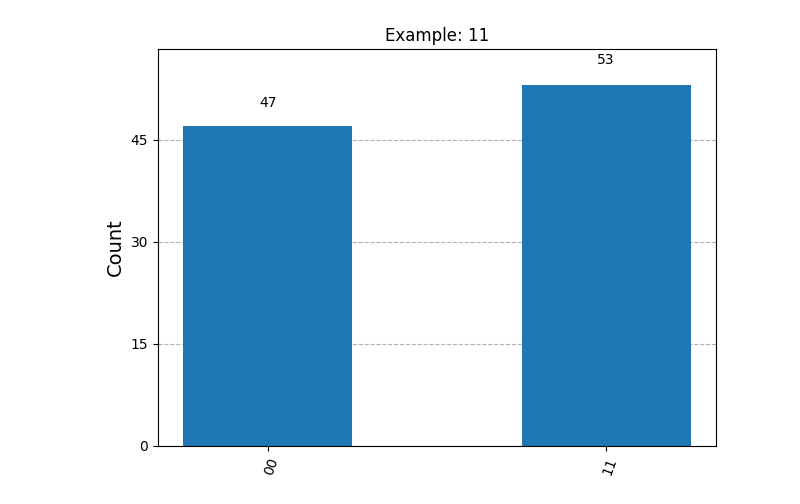
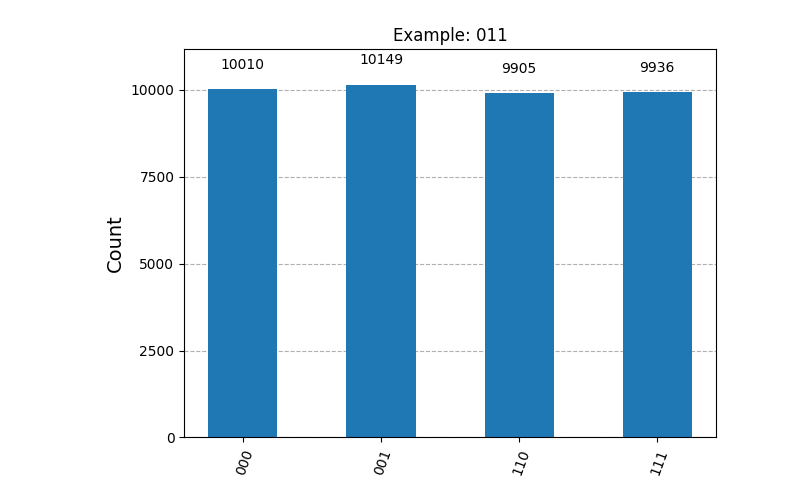
Before and after one commit to misho9714/Deutsch-s-algorithm-Qiskit, a Jupyter notebook: Algorithms/4. Simon's problem.ipynb, the cells around one changed output. Drawn from its saved outputs; the diff is of its cells as text; code cells hidden in the pictures.

```diff
--- a/Algorithms/4. Simon's problem.ipynb
+++ b/Algorithms/4. Simon's problem.ipynb
@@ -13,14 +13,37 @@ def simon_algorithm(oracle):
     return qc
 
 def b_matrix_generator(case: str):
-    if case == "10":
-        return [[0,1],[0,1]]
-    elif case == "01":
-        return [[1,0],[1,0]]
-    elif case == "11":
-        return [[1,1],[1,1]]
+    if case == "100":
+        # secret = 100 ⇒ rows orthogonal to (1,0,0)
+        return [[0,1,0],
+                [0,0,1]]  # kernel span{100}
+    elif case == "010":
+        # secret = 010 ⇒ rows orthogonal to (0,1,0)
+        return [[1,0,0],
+                [0,0,1]]  # kernel span{010}
+    elif case == "001":
+        # secret = 001 ⇒ rows orthogonal to (0,0,1)
+        return [[1,0,0],
+                [0,1,0]]  # kernel span{001}
+    elif case == "110":
+        # secret = 110 ⇒ need v·s = v0⊕v1 = 0
+        return [[1,1,0],
+                [0,0,1]]  # kernel span{110}
+    elif case == "101":
+        # secret = 101 ⇒ need v·s = v0⊕v2 = 0
+        return [[1,0,1],
+                [0,1,0]]  # kernel span{101}
+    elif case == "011":
+        # secret = 011 ⇒ need v·s = v1⊕v2 = 0
+        return [[0,1,1],
+                [1,0,0]]  # kernel span{011}
+    elif case == "111":
+        # secret = 111 ⇒ need v·s = v0⊕v1⊕v2 = 0
+        return [[1,1,0],
+                [0,1,1]]  # kernel span{111}
     else:
-        raise ValueError("Only supports secrets s=10, s=01, s=11 in 2x2 case.")
+        raise ValueError("Only supports 3-bit secrets '100','010','001','110','101','011','111'")
+
 
 
 # Simon's oracle generator
@@ -31,14 +54,14 @@ def simon_oracle(s: str):
 
     for i in range(n):
         for j in range(m):
-            if b_matrix[i][j] == 1:
+            if b_matrix[j][i] == 1:
                 qc.cx(i, n + j)
     return qc
 
-# Example usage
-n = 2
+# Example usage case = "011"
+n = 3
 m = 2
-case = "11"
+case = "011"
 
 oracle = simon_oracle(case)
 qc = simon_algorithm(oracle)
@@ -48,7 +71,7 @@ print(qc.draw("text"))
 # Run on simulator
 sim = Aer.get_backend("aer_simulator")
 tqc = transpile(qc, sim)
-result = sim.run(tqc, shots = 100).result()
+result = sim.run(tqc, shots = 40000).result()
 counts = result.get_counts()
 print("Counts:", counts)
 plot_histogram(counts, title="Example: "+ case)
@@ -76 +96 @@ Counts: {'11': 53, '00': 47}
-[figure, old version]
+[figure, new version]
```
Also changed, not shown: parts of 3 cells of this notebook.
